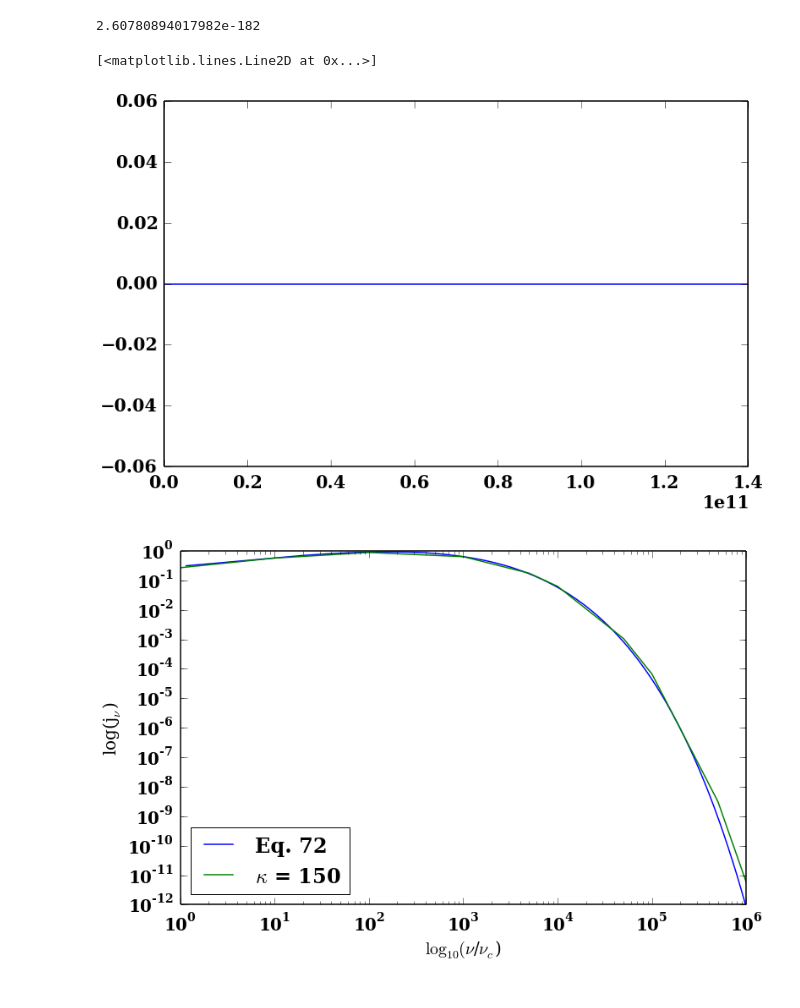
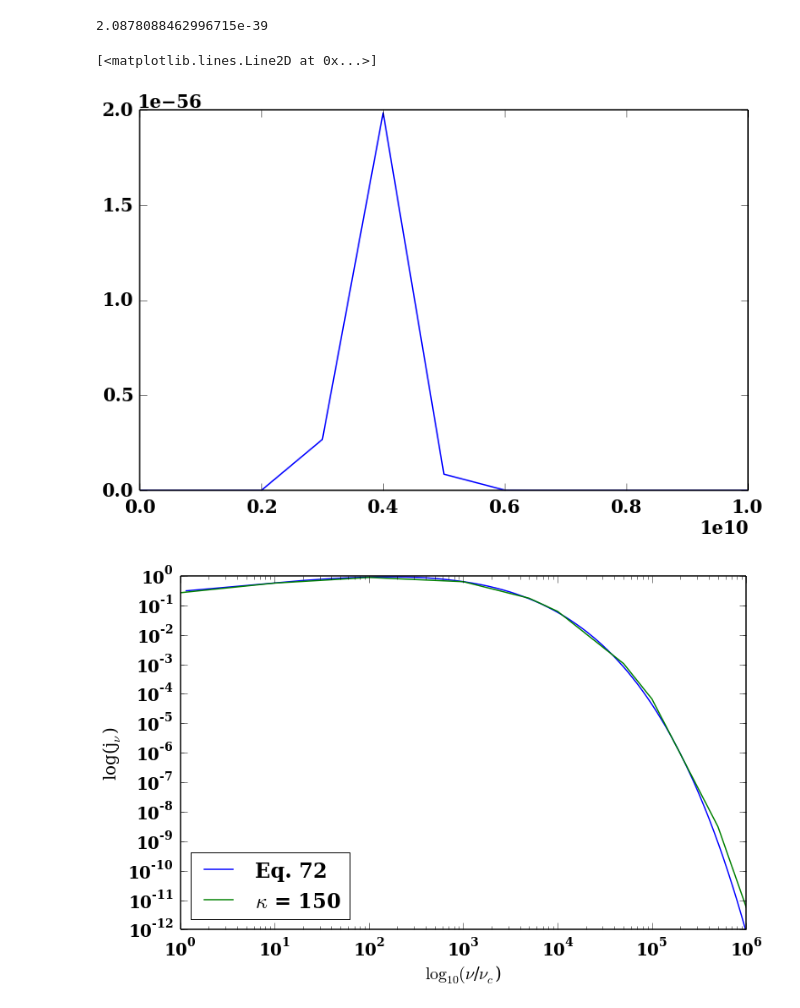
Before and after one commit to aapandy2/kappa_distributions, a Jupyter notebook: jnu_calculator_kappa.ipynb, the cells around one changed output. Saved outputs shown, nothing was run; the diff lists cells and outputs as text; code cells hidden in the pictures.

```diff
--- a/jnu_calculator_kappa.ipynb
+++ b/jnu_calculator_kappa.ipynb
@@ -36,30 +208,30 @@ pl.rcParams['ytick.direction']  = 'in'
 # %%
 #constants in natural units
-m = 1.
-c = 1.
-theta_e = 10.
-e = 1
-B = 10
-nu_c = (e * B)/(2 * np.pi * m * c)
+#m = 1.
+#c = 1.
+#theta_e = 10.
+#e = 1
+#B = 10
+#nu_c = (e * B)/(2 * np.pi * m * c)
 
 
 #constants using iharmony's units
-#m = 9.1093826e-28
-#c = 2.99792458e10
-#theta_e = 10.
-#e = 4.80320680e-10
-#B = 100.
+m = 9.1093826e-28
+c = 2.99792458e10
+theta_e = 10.
+e = 4.80320680e-10
+B = 30.
 #n_e = 1.e5
-#nu_c = (e * B)/(2 * np.pi * m * c)
+nu_c = (e * B)/(2 * np.pi * m * c)
 
 
 #parameters for the kappa distribution
 kappa = 3.5
-gamma_cutoff = 1000.
+gamma_cutoff = 100.
 
 #variables to be set (frequency, observer angle, width of delta function, electron number density,
 # sum index n)
-nu = 1.e7 * nu_c
+nu = 7.5e6 * nu_c
 theta = np.pi/3.
 epsilon = 0.01
 n_e = 1.
@@ -71,7 +243,7 @@ n_max = 30
 #eq. 67 gives location of peak for n integration for thermal; in
 #the n integration we integrate from end of sum (n_max) to C * n_peak_67
 C = 1.
-n_peak = 1.2e9
+n_peak = 0.8e10
 
 def K_s(gamma, n):
     beta = np.sqrt(1. - 1./gamma**2.)
@@ -81,6 +253,8 @@ def K_s(gamma, n):
     z = (nu * gamma * beta * np.sin(theta) * np.sqrt(1 - cos_xi**2.))/nu_c
     K_xx = M**2. * (special.jv(n, z))**2.
     K_yy = N**2. * (special.jvp(n, z, 1))**2.
+    #K_xx = M**2. * (my_Bessel_J(n, z))**2.
+    #K_yy = N**2. * (my_Bessel_dJ(n, z, 1))**2.
     ans = K_xx + K_yy
     return ans
 
@@ -147,46 +321,46 @@ def n_summation(n_max):
 
 n_summation(n_max)
 # %% [output]
-2.60780894017982e-182
+2.0878088462996715e-39
 # %%
 #calculates and plots the peak on the n_summation and n_integration
-nu = 1.e8 * nu_c
+nu = 7.5e6 * nu_c
 #n_max = int(nu / nu_c * 1e4)
-n_max = int(140000000000)
+n_max = int(1e10)
 n_minus = (nu/nu_c) * abs(np.sin(theta))
 if(n_max < 1000):
     step = 1
 else:
     step = int((n_max - n_minus - 1.)/10)
 
 
 ans = {}
 n = {}
 def gamma_integration_result(n):
     gamma_minus = ((n*nu_c)/nu - abs(np.cos(theta)) * np.sqrt(((n*nu_c)/nu)**2. - (np.sin(theta))**2.))/(np.sin(theta))**2.
     gamma_plus = ((n*nu_c)/nu + abs(np.cos(theta)) * np.sqrt(((n*nu_c)/nu)**2. - (np.sin(theta))**2.))/(np.sin(theta))**2.
 
     def integrand(gamma):
         f = gamma_integrand(gamma, n)
         return f
     result = quad(integrand, gamma_minus, gamma_plus, epsabs = 1e-1)[0]
     return result
 
 
 a = 0
 for i in xrange(int(n_minus + 1.), n_max + int(n_minus + 1.), step):
     ans[a] = gamma_integration_result(i)
     n[a] = i
     a = a + 1
 
 
 #print ans
 #print int(n_minus + 1)
 
 pl.plot(n.values(), ans.values())
 # %% [output]
 [<matplotlib.lines.Line2D at 0x...>]
-[figure, old version]
+[figure, new version]
 # %%
 #plots for kappa = 150 vs MJ and MJ fitting function
 
```
Also changed, not shown: parts of 3 cells of this notebook, 1 other file.
